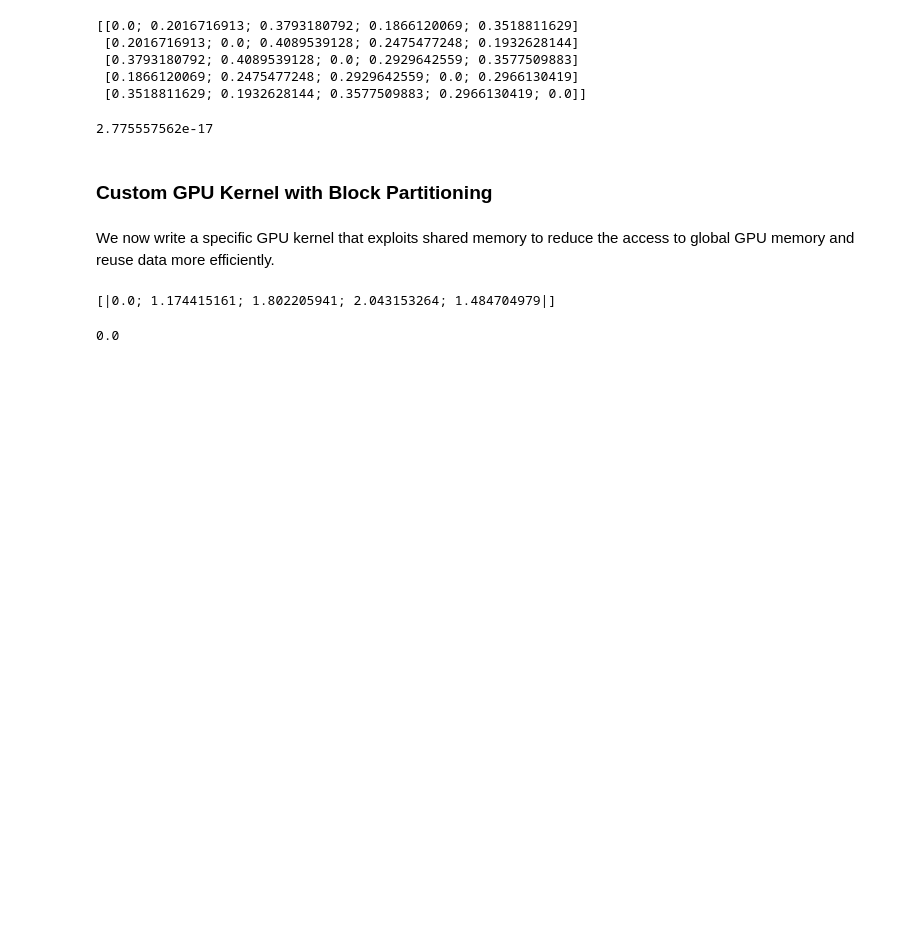
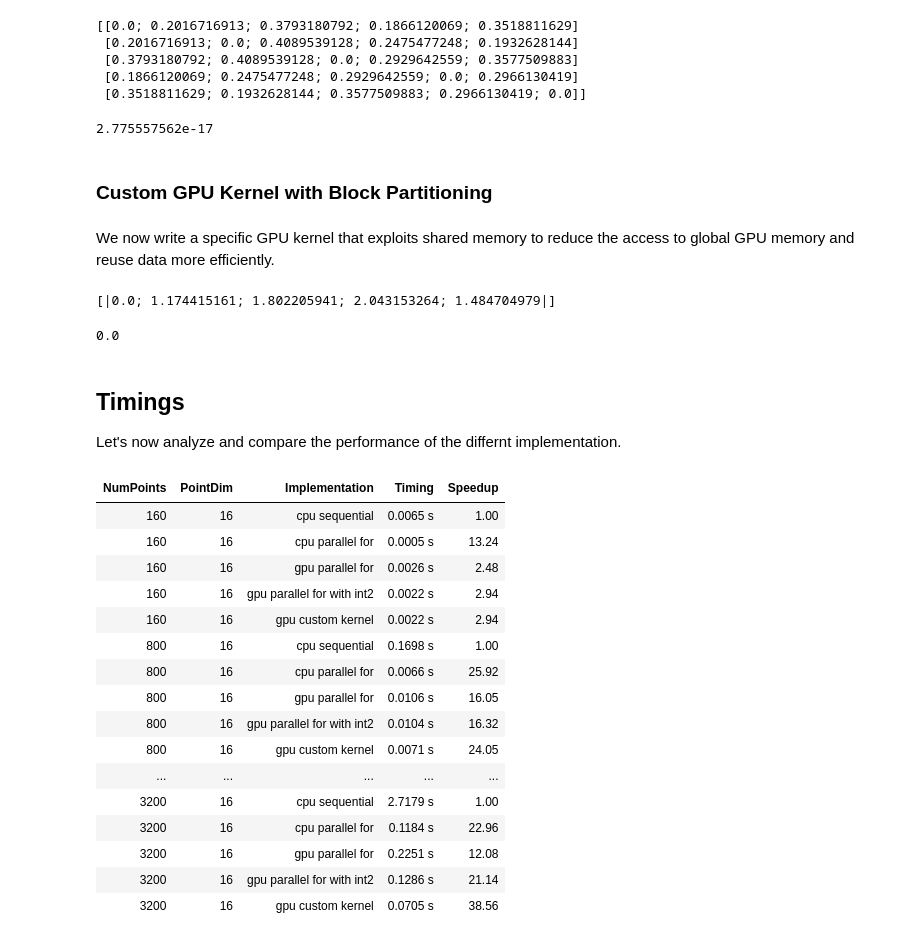
Before and after one commit to quantalea/AleaNotebooks, a Jupyter notebook: AleaGPU_PairwiseDist.ipynb, the cells around one changed output. Saved outputs shown, nothing was run; the diff lists cells and outputs as text; code cells hidden in the pictures; blank space fills up the shorter version.

Commit message:
timings and performance plot for pairwise distance

```diff
--- a/AleaGPU_PairwiseDist.ipynb
+++ b/AleaGPU_PairwiseDist.ipynb
@@ -373,3 +373,7 @@ let distances2 =
 absError distances distances2
 # %% [output]
 0.0
+# %% [markdown]
+## Timings
+
+Let's now analyze and compare the performance of the differnt implementation.
@@ -375,0 +423,25 @@ absError distances distances2
+# %%
+let results =
+    [10; 50; 100; 150; 200]
+    |> List.map (fun s -> performance (s*blockSize) blockSize)
+    |> List.concat
+
+results |> Util.Table
+# %% [output]
+| NumPoints | PointDim | Implementation | Timing | Speedup |
+| 160 | 16 | cpu sequential | 0.0065 s | 1.00 |
+| 160 | 16 | cpu parallel for | 0.0005 s | 13.24 |
+| 160 | 16 | gpu parallel for | 0.0026 s | 2.48 |
+| 160 | 16 | gpu parallel for with int2 | 0.0022 s | 2.94 |
+| 160 | 16 | gpu custom kernel | 0.0022 s | 2.94 |
+| 800 | 16 | cpu sequential | 0.1698 s | 1.00 |
+| 800 | 16 | cpu parallel for | 0.0066 s | 25.92 |
+| 800 | 16 | gpu parallel for | 0.0106 s | 16.05 |
+| 800 | 16 | gpu parallel for with int2 | 0.0104 s | 16.32 |
+| 800 | 16 | gpu custom kernel | 0.0071 s | 24.05 |
+| ... | ... | ... | ... | ... |
+| 3200 | 16 | cpu sequential | 2.7179 s | 1.00 |
+| 3200 | 16 | cpu parallel for | 0.1184 s | 22.96 |
+| 3200 | 16 | gpu parallel for | 0.2251 s | 12.08 |
+| 3200 | 16 | gpu parallel for with int2 | 0.1286 s | 21.14 |
+| 3200 | 16 | gpu custom kernel | 0.0705 s | 38.56 |
```
Also changed, not shown: parts of 2 cells of this notebook.
